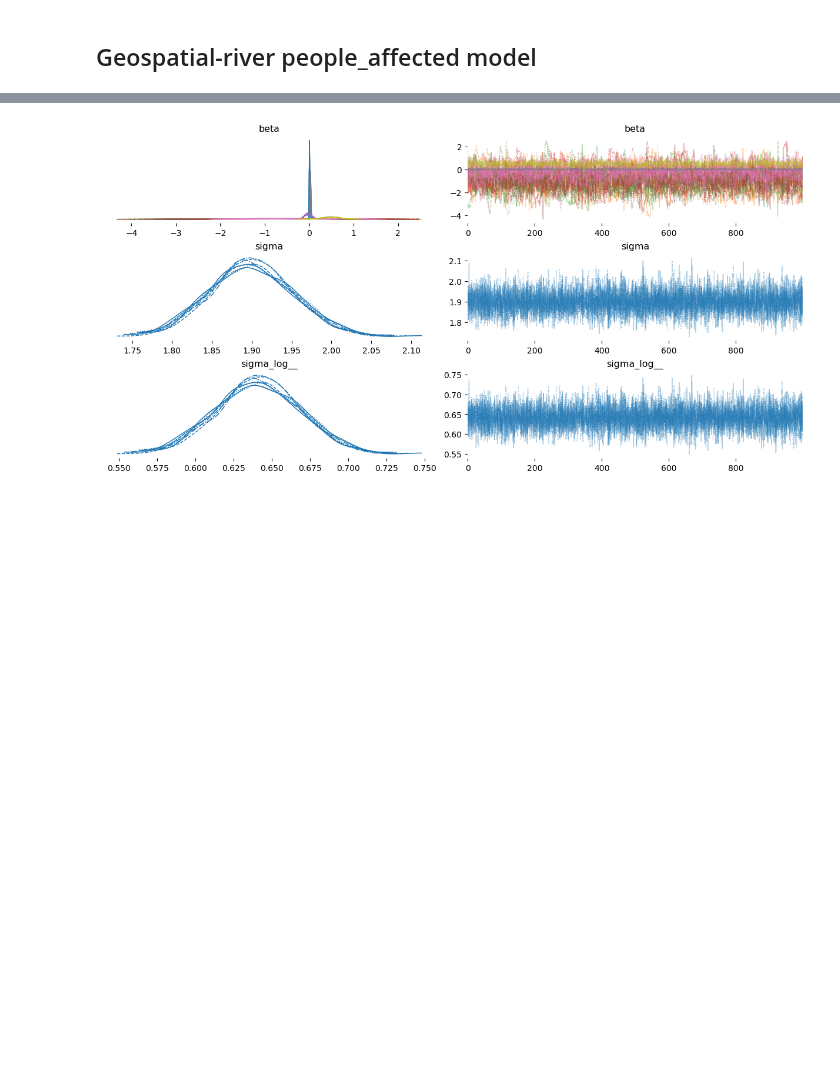
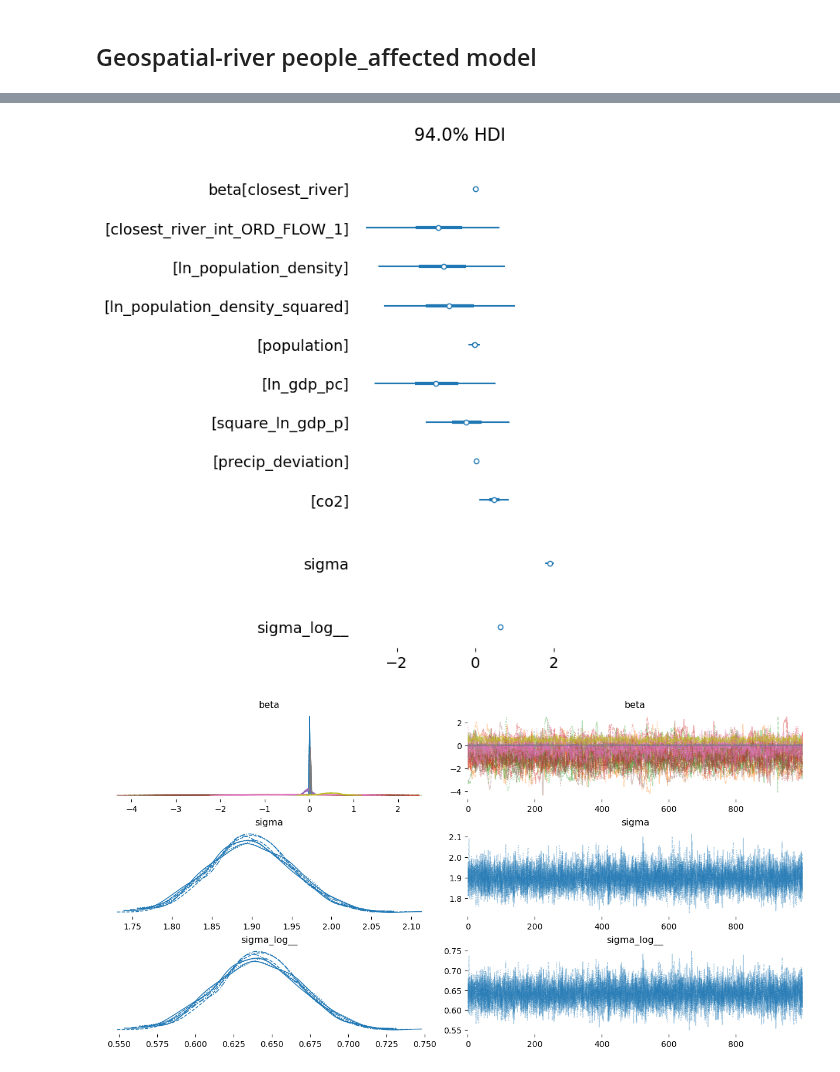
Before and after one commit to jessegrabowski/laos-climate-change, a Jupyter notebook: notebooks/Draft geospatial hydro_damage.ipynb, the cells around one changed output, grey strips where cells are left out. Saved outputs shown, nothing was run; the diff lists cells and outputs as text; code cells hidden in the pictures; blank space fills up the shorter version.

```diff
--- a/notebooks/Draft geospatial hydro_damage.ipynb
+++ b/notebooks/Draft geospatial hydro_damage.ipynb
@@ -522,6 +530,10 @@ az.summary(affected_people_with_river_idata, ["~country_effect", "~country_effec
 | beta[co2] | 0.486 | 0.198 | 0.113 | 0.858 | 0.008 | 0.006 | 554.0 | 1245.0 | 1.01 |
 | sigma | 1.900 | 0.053 | 1.798 | 1.998 | 0.001 | 0.000 | 8515.0 | 5547.0 | 1.00 |
 | sigma_log__ | 0.641 | 0.028 | 0.591 | 0.697 | 0.000 | 0.000 | 8515.0 | 5547.0 | 1.00 |
+# %%
+az.plot_forest(affected_people_with_river_idata, var_names = ["~country_effect", "~country_effect_offset"], combined = True);
+# %% [output]
+[figure, added]
 # %%
 az.plot_trace(affected_people_with_river_idata, var_names =  ["~country_effect", "~country_effect_offset"]);
 # %% [output]
```
Also changed, not shown: parts of 4 cells of this notebook.
